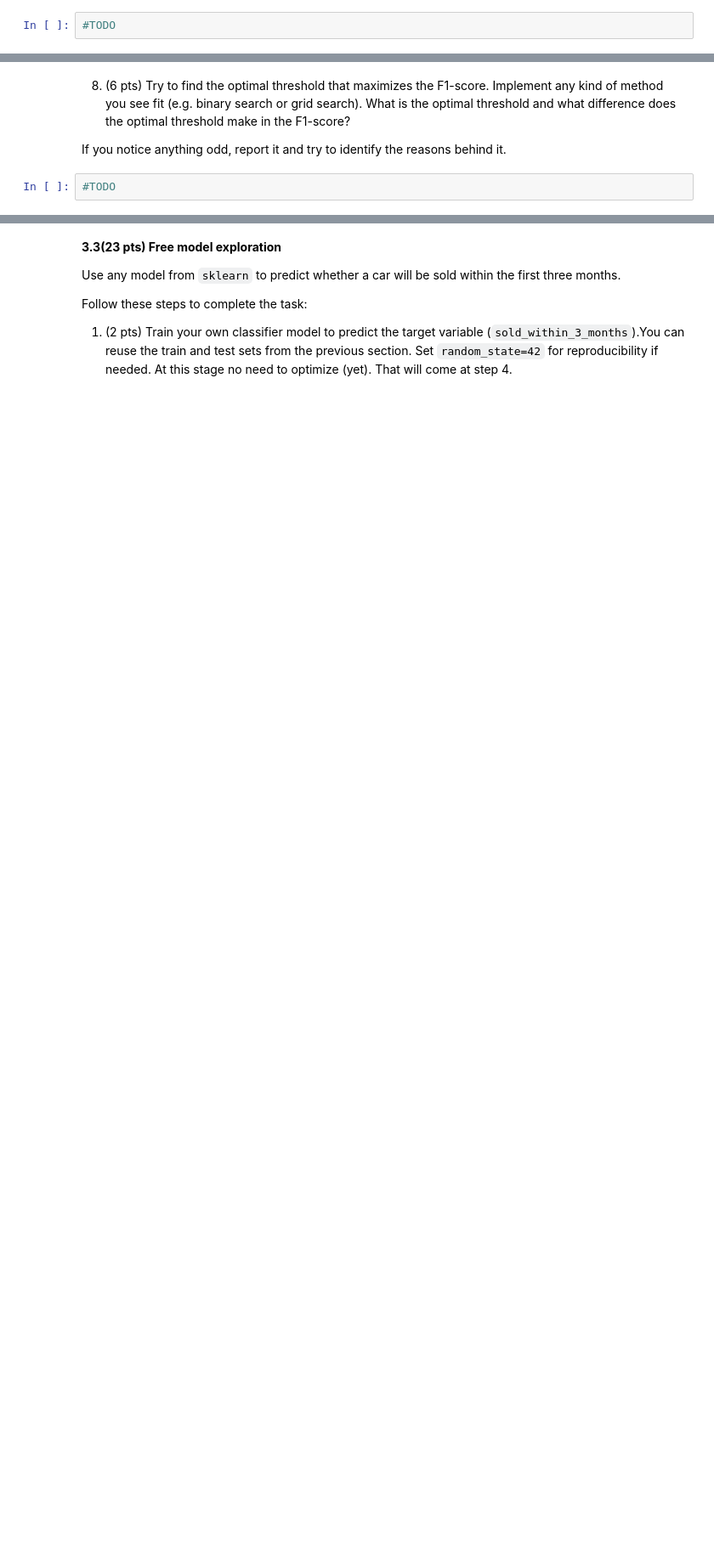
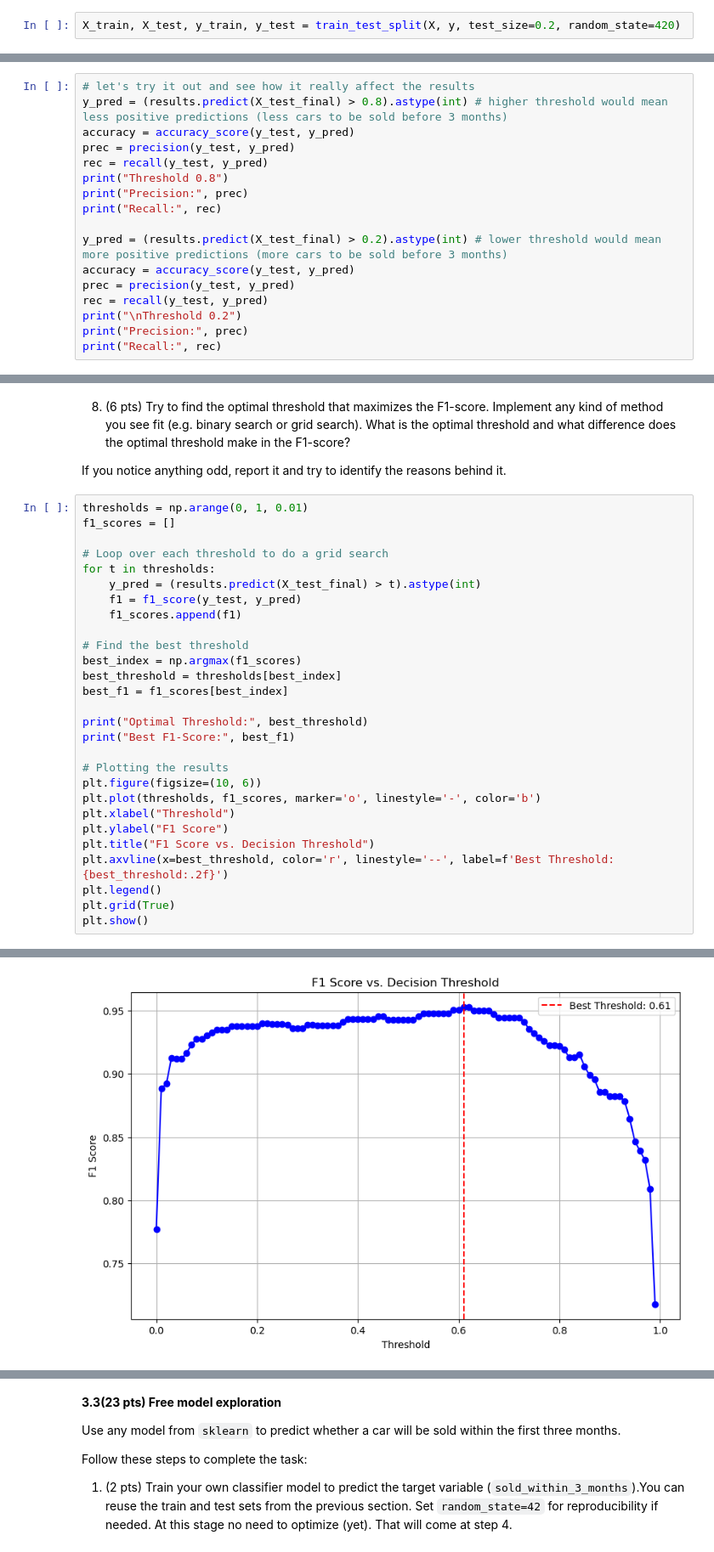
Before and after one commit to martinwss1337/Cliniques, a Jupyter notebook: clinic2/clinic2/clinic2-empty.ipynb, the cells around one changed output, grey strips where cells are left out. Shown: that part at 85% size. Saved outputs shown, nothing was run; the diff lists cells and outputs as text; blank space fills up the shorter version.

```diff
--- a/clinic2/clinic2/clinic2-empty.ipynb
+++ b/clinic2/clinic2/clinic2-empty.ipynb
@@ -868,7 +881,7 @@ print(data_df.head())
 # %% [markdown]
 2. (2 pts) Then split the data into train test sets using a 80-20 split. Use `random_state=42` for reproducibility.
 # %%
-#TODO
+X_train, X_test, y_train, y_test = train_test_split(X, y, test_size=0.2, random_state=420)
 # %% [markdown]
 3. (2 pts) Standardize the features using `StandardScaler` from `sklearn.preprocessing` and then add a constant column using `sm.add_constant()`.
 # %%
@@ -891,3 +976,20 @@ print(data_df.head())
     - B. Decrease the threshold
 
 In a more general sense, how does the choice of threshold affect the precision and recall of the model?
+# %%
+# let's try it out and see how it really affect the results
+y_pred = (results.predict(X_test_final) > 0.8).astype(int) # higher threshold would mean less positive predictions (less cars to be sold before 3 months)
+accuracy = accuracy_score(y_test, y_pred)
+prec = precision(y_test, y_pred)
+rec = recall(y_test, y_pred)
+print("Threshold 0.8")
+print("Precision:", prec)
+print("Recall:", rec)
+
+y_pred = (results.predict(X_test_final) > 0.2).astype(int) # lower threshold would mean more positive predictions (more cars to be sold before 3 months)
+accuracy = accuracy_score(y_test, y_pred)
+prec = precision(y_test, y_pred)
+rec = recall(y_test, y_pred)
+print("\nThreshold 0.2")
+print("Precision:", prec)
+print("Recall:", rec)
@@ -900,4 +1013,31 @@ Your Response:
 
 If you notice anything odd, report it and try to identify the reasons behind it.
 # %%
-#TODO
+thresholds = np.arange(0, 1, 0.01)
+f1_scores = []
+
+# Loop over each threshold to do a grid search
+for t in thresholds:
+    y_pred = (results.predict(X_test_final) > t).astype(int)
+    f1 = f1_score(y_test, y_pred)
+    f1_scores.append(f1)
+
+# Find the best threshold
+best_index = np.argmax(f1_scores)
+best_threshold = thresholds[best_index]
+best_f1 = f1_scores[best_index]
+
+print("Optimal Threshold:", best_threshold)
+print("Best F1-Score:", best_f1)
+
+# Plotting the results
+plt.figure(figsize=(10, 6))
+plt.plot(thresholds, f1_scores, marker='o', linestyle='-', color='b')
+plt.xlabel("Threshold")
+plt.ylabel("F1 Score")
+plt.title("F1 Score vs. Decision Threshold")
+plt.axvline(x=best_threshold, color='r', linestyle='--', label=f'Best Threshold: {best_threshold:.2f}')
+plt.legend()
+plt.grid(True)
+plt.show()
+# %% [output]
@@ -903,0 +1046 @@ If you notice anything odd, report it and try to identify the reasons behind it.
+[figure, added]
```
Also changed, not shown: parts of 37 cells of this notebook, 1 other file.
